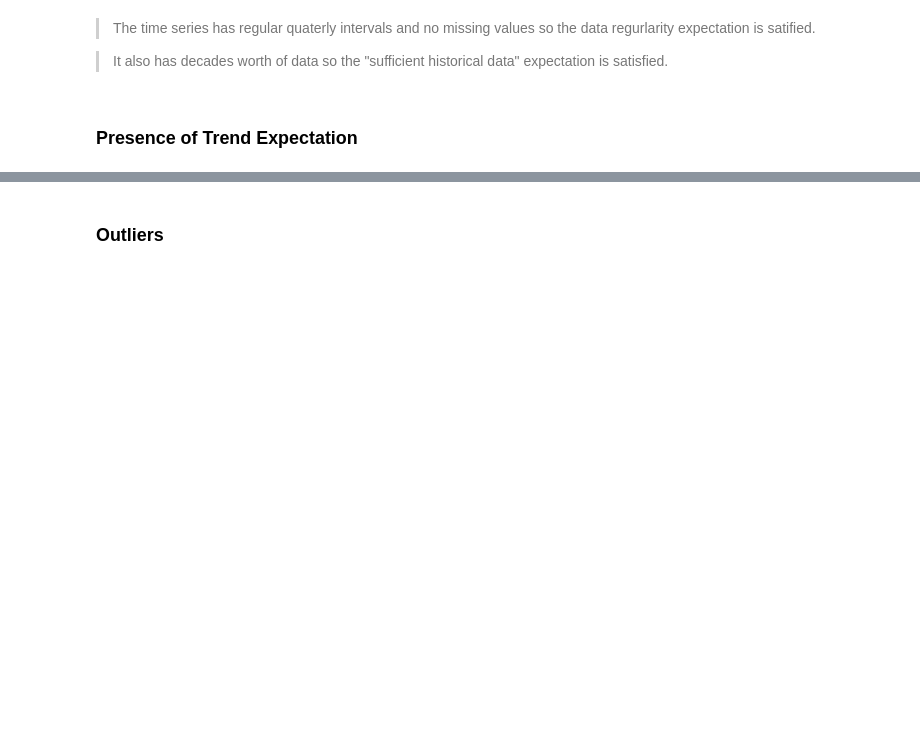
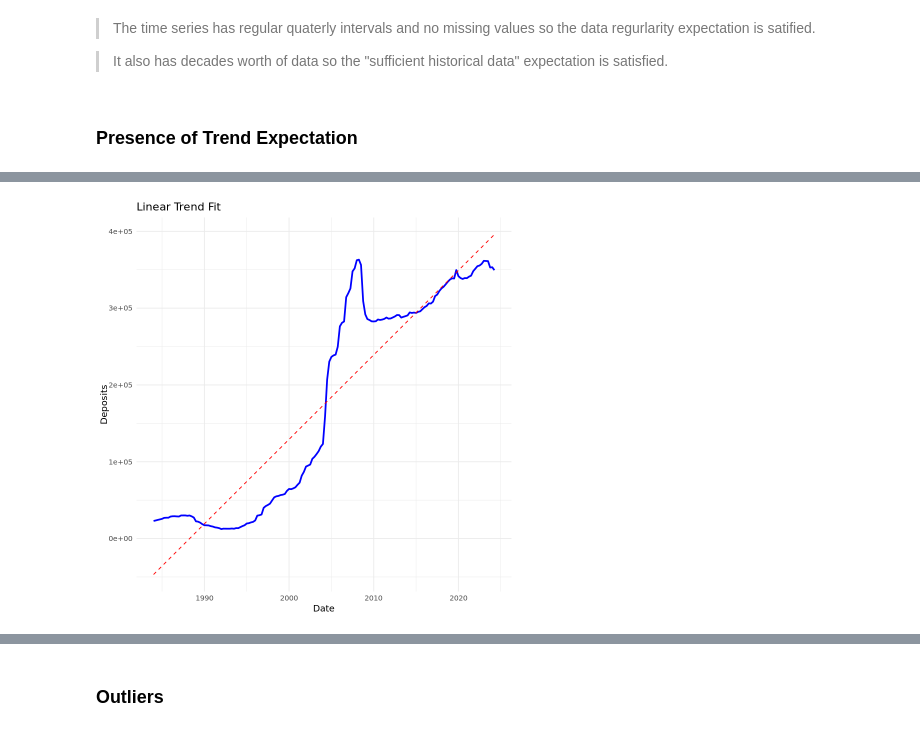
Before and after one commit to nzarama-kouadio/DUKE_MIDS_QFC_Final_Project, a Jupyter notebook: model_prediction/prophet_model.ipynb, the cells around one changed output, grey strips where cells are left out. Drawn from its saved outputs; the diff is of its cells as text; code cells hidden in the pictures; blank space fills up the shorter version.

```diff
--- a/model_prediction/prophet_model.ipynb
+++ b/model_prediction/prophet_model.ipynb
@@ -64,0 +77,21 @@ ERROR: Error in library(ggplot2): there is no package called ‘ggplot2’
+# %%
+# Add numeric time for regression
+deposit_levels <- deposit_levels %>%
+  mutate(time_numeric = as.numeric(ds))  # Convert Date (ds) to numeric for regression
+
+# Fit the linear model
+linear_model <- lm(deposits ~ time_numeric, data = deposit_levels)
+
+# Add linear trend predictions to the dataset
+deposit_levels <- deposit_levels %>%
+  mutate(linear_trend = predict(linear_model))
+
+# Plot the linear trend
+library(ggplot2)
+ggplot(deposit_levels, aes(x = ds, y = deposits)) +
+  geom_line(color = "blue", size = 1) +  # Actual data
+  geom_line(aes(y = linear_trend), color = "red", linetype = "dashed") +  # Linear trend
+  labs(title = "Linear Trend Fit", x = "Date", y = "Deposits") +
+  theme_minimal()
+# %% [output]
+[figure, added]
```
Also changed, not shown: parts of 24 cells of this notebook, 2 other files.
